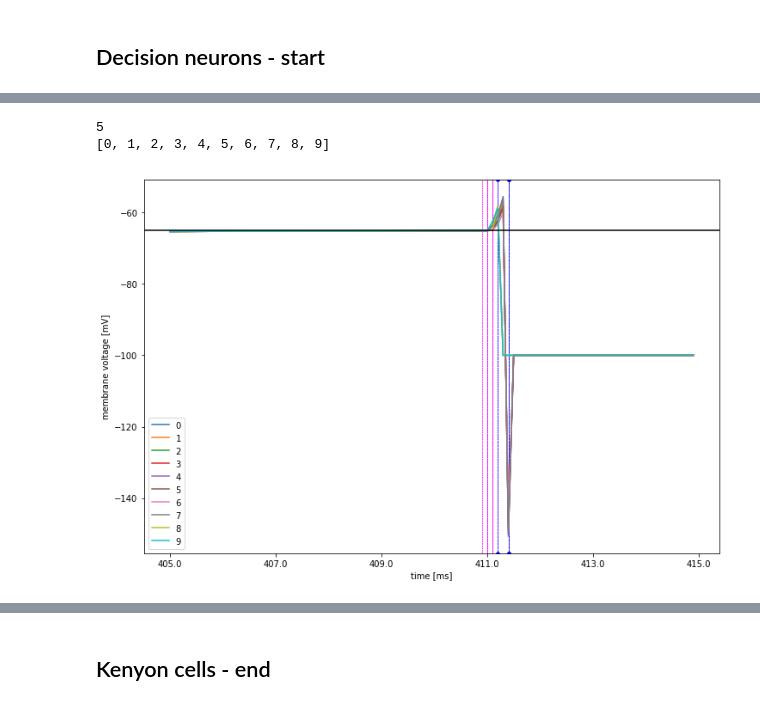
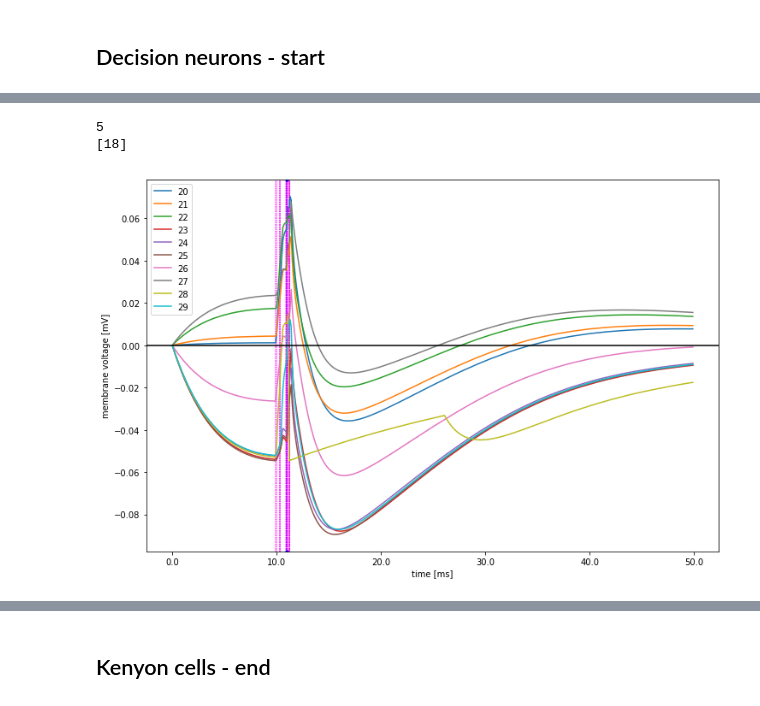
Before and after one commit to chanokin/brainscales-recognition, a Jupyter notebook: codebase/mushroom_body/dvdt_analyze_mbody_results.ipynb, the cells around one changed output, grey strips where cells are left out. Cells and saved outputs as stored; diff of their text form; code cells hidden in the pictures.

```diff
--- a/codebase/mushroom_body/dvdt_analyze_mbody_results.ipynb
+++ b/codebase/mushroom_body/dvdt_analyze_mbody_results.ipynb
@@ -12,7 +12,8 @@ from pprint import pprint
 import sys
 from matplotlib import gridspec
 
-def plot_snap(start_t, end_t, volts, spikes_in, spikes_out, ts=1.0, start_neuron=0, end_neuron=-1, crop_pre_spikes=False):
+def plot_snap(start_t, end_t, volts, spikes_in, spikes_out, ts=1.0, start_neuron=0, end_neuron=-1,
+              crop_pre_spikes=False, base_value=None):
     ms_to_ts = 1.0/ts
     ts_to_ms = 1.0/ms_to_ts
     ts_start = int( start_t * ms_to_ts )
@@ -61,7 +62,8 @@ def plot_snap(start_t, end_t, volts, spikes_in, spikes_out, ts=1.0, start_neuron
 
     for i in range(start_nid, end_nid):
         plt.plot(volts[ts_start:ts_end, i], label=str(start_nid + i))
-    plt.axhline(-65, color='black')
+    if base_value is not None:
+        plt.axhline(base_value, color='black')
     xticks = ax.get_xticks()
     ax.set_xticklabels(start_t + np.array(xticks)*ts_to_ms)
     ax.set_xlabel('time [ms]')
@@ -930,16 +902,17 @@ in_spikes = data['input_spikes']
 total_t = int(data['sim_time'])
 sample_indices = data['sample_indices']
 # start_t = int(total_t*0.999)
-start_t = 400#970
-end_t = 500
+start_t = 0#970
+end_t = 1000
 print(start_t, end_t)
 fig = plt.figure(figsize=(15, 10))
 ax = plt.subplot(1, 1, 1)
-for i, dt in enumerate(range(start_t, end_t, data['sample_dt'])):
+for i, dt in enumerate(range(start_t, end_t+1, data['sample_dt'])):
     plt.axvline(dt, color='gray', linewidth=0.5)
     vec = sample_indices[i]//args.nSamplesAL
 #     print(vec)
-    plt.text(start_t+dt+20, args.nDN*0.98, '%d'%(vec + 1))
+    if dt < end_t:
+        plt.text(start_t+dt+20, args.nDN*0.98, '%d'%(vec + 1))
 
 
 # plot_in_range(fig, ax, in_spikes,  start_t=start_t, end_t=end_t, markersize=5, marker='.', markeredgewidth=0, color='green')
@@ -949,6 +922,7 @@ plot_in_range(fig, ax, out_spikes, start_t=start_t, end_t=end_t, markersize=5, m
 ax.set_ylabel('Neuron id')
 ax.set_xlabel('Time [ms]   (total={})'.format(total_t - start_t))
 ax.set_ylim(-1, args.nDN + 1)
-
+ax.set_xlim(start_t, end_t)
+plt.grid()
 plt.show()
 # %% [output]
@@ -957,30 +931,31 @@ plt.show()
 # %%
 
 data = np.load(fname)
 args = data['args'].item()
 print(args.nSamplesAL)
-
+# print(data['dn_dvdt'])
 if args.nSamplesAL <= 10:
-    volts = data['dn_voltage'][0]
+#     volts = data['dn_voltage'][0]
+    volts = data['dn_dvdt'][0]
     out_spikes = data['decision_spikes']
     k_spikes = data['kenyon_spikes']
 
     ts = data['timestep']
     # start_t = 900.
     # end_t = 950.
     # start_nid = 10
     # end_nid = 20
 
-    start_t = 405.
-    end_t = start_t + 10.
-    start_nid = 0
+    start_t = 0.
+    end_t = start_t + 50.
+    start_nid = 10
     end_nid = start_nid + 10
 
-    plot_snap(start_t, end_t, volts, k_spikes, out_spikes, ts, start_nid, end_nid)
+    plot_snap(start_t, end_t, volts, k_spikes, out_spikes, ts, start_nid, end_nid, base_value=0)
 # %% [output]
 5
-[0, 1, 2, 3, 4, 5, 6, 7, 8, 9]
+[18]
-[figure, old version]
+[figure, new version]
 # %%
 
 # data = np.load(fname)
```
Also changed, not shown: parts of 21 cells of this notebook, 13 other files.
